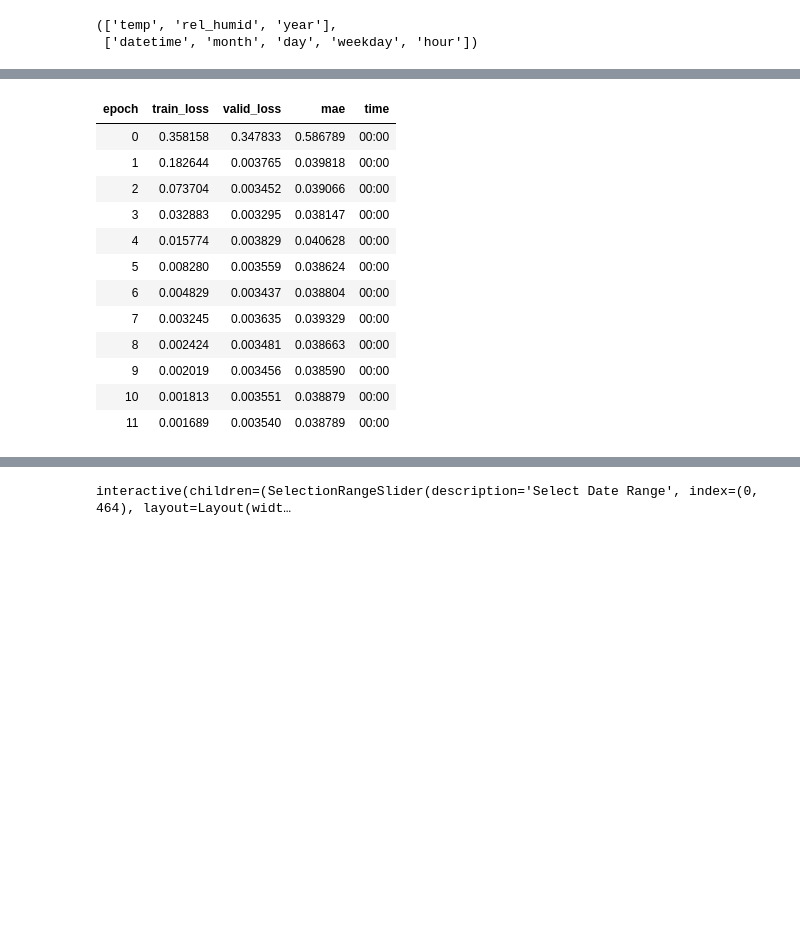
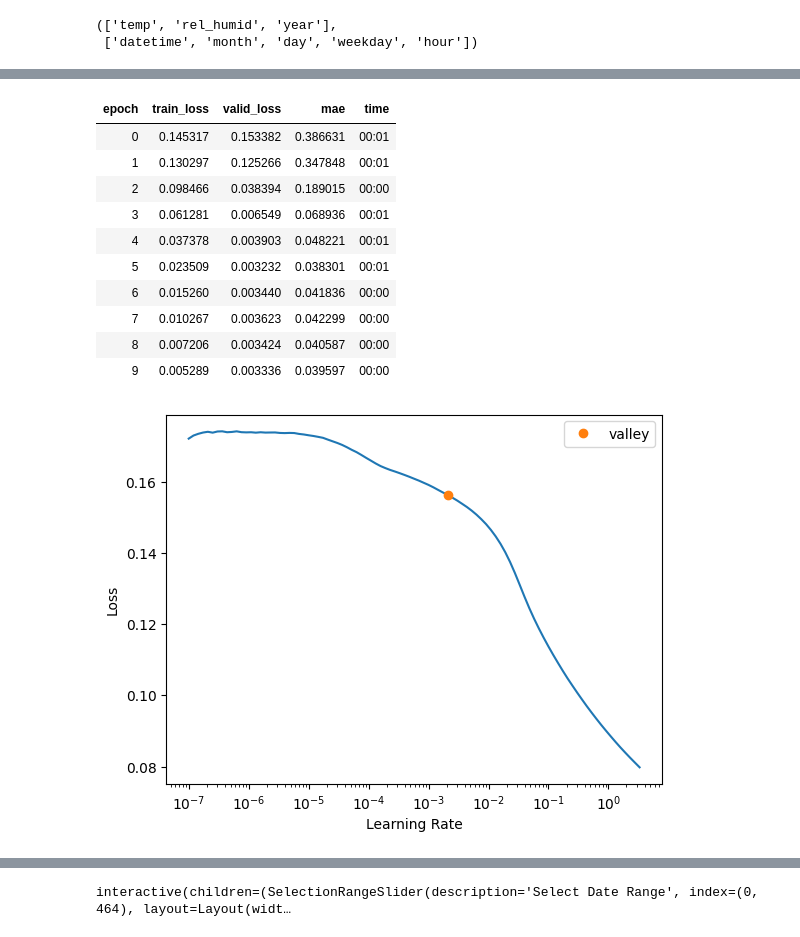
Before and after one commit to Magellol/montreal-aqi-predictions, a Jupyter notebook: index.ipynb, the cells around one changed output, grey strips where cells are left out. Drawn from its saved outputs; the diff is of its cells as text; code cells hidden in the pictures; blank space fills up the shorter version.

```diff
--- a/index.ipynb
+++ b/index.ipynb
@@ -129,10 +129,9 @@ weather_df = pd.concat(all_files)
 weather_df.rename(columns={'Date/Time (LST)': 'datetime', "Temp (°C)": "temp", "Precip. Amount (mm)": "precip", "Rel Hum (%)": "rel_humid"}, inplace=True)
 weather_df['datetime'] = pd.to_datetime(weather_df['datetime'])
 
-
-
-# TODO: for the temp we should look at the day before or after instead of using 0
-weather_df.fillna({"precip": 0, "temp": 0, "rel_humid": weather_df['rel_humid'].mode()[0]}, inplace=True)
+weather_df.fillna({"precip": 0,
+                   "temp": weather_df['temp'].fillna(method='bfill'),
+                   "rel_humid": weather_df['rel_humid'].mode()[0]}, inplace=True)
 weather_df = weather_df[['datetime', "temp", "rel_humid"]]
 
 
@@ -311,6 +297,17 @@ def mk_analysis_df(df, preds, scaler):
       'Actual': value_rescaled,
       'Predicted': preds_rescaled
   })
+# %%
+def mk_dls(df):
+  return TabularPandas(
+    df,
+    procs=[Categorify, Normalize],
+    cat_names=['month', 'day', 'weekday', 'hour'],
+    cont_names=['temp', 'rel_humid', 'year'],
+    y_names=['valeur'],
+    splits=(train_idxs, valid_idxs),
+    y_block=RegressionBlock()
+  ).dataloaders(bs=2048)
 # %% [markdown]
 # LSTM Arch
 # %% [markdown]
@@ -447,17 +444,7 @@ cont_nn,cat_nn
 (['temp', 'rel_humid', 'year'],
  ['datetime', 'month', 'day', 'weekday', 'hour'])
 # %%
-to = TabularPandas(
-  merged,
-  procs=[Categorify, Normalize],
-  cat_names=['month', 'day', 'weekday', 'hour'],
-  cont_names=['temp', 'rel_humid', 'year'],
-  y_names=['valeur'],
-  splits=(train_idxs, valid_idxs),
-  y_block=RegressionBlock()
-)
-
-dls = to.dataloaders(bs=2048)
+dls = mk_dls(merged)
 
 dls.show_batch()
 # %% [output]
@@ -475,2 +464,2 @@ dls.show_batch()
 # %%
-learn = tabular_learner(dls, metrics=mae, layers=[100, 50], y_range=(0, 1.5))
+learn = tabular_learner(dls, metrics=mae, layers=[500, 100], y_range=(0, 1))
@@ -485,3 +471,3 @@ SuggestedLRs(valley=0.0012022644514217973)
 # %%
-learn.fit_one_cycle(12, 0.009)
+learn.fit_one_cycle(10, learn.lr_find())
 # %% [output]
@@ -488,13 +475,12 @@ learn.fit_one_cycle(12, 0.009)
 | epoch | train_loss | valid_loss | mae | time |
-| 0 | 0.358158 | 0.347833 | 0.586789 | 00:00 |
-| 1 | 0.182644 | 0.003765 | 0.039818 | 00:00 |
-| 2 | 0.073704 | 0.003452 | 0.039066 | 00:00 |
-| 3 | 0.032883 | 0.003295 | 0.038147 | 00:00 |
-| 4 | 0.015774 | 0.003829 | 0.040628 | 00:00 |
-| 5 | 0.008280 | 0.003559 | 0.038624 | 00:00 |
-| 6 | 0.004829 | 0.003437 | 0.038804 | 00:00 |
-| 7 | 0.003245 | 0.003635 | 0.039329 | 00:00 |
-| 8 | 0.002424 | 0.003481 | 0.038663 | 00:00 |
-| 9 | 0.002019 | 0.003456 | 0.038590 | 00:00 |
-| 10 | 0.001813 | 0.003551 | 0.038879 | 00:00 |
-| 11 | 0.001689 | 0.003540 | 0.038789 | 00:00 |
+| 0 | 0.145317 | 0.153382 | 0.386631 | 00:01 |
+| 1 | 0.130297 | 0.125266 | 0.347848 | 00:01 |
+| 2 | 0.098466 | 0.038394 | 0.189015 | 00:00 |
+| 3 | 0.061281 | 0.006549 | 0.068936 | 00:01 |
+| 4 | 0.037378 | 0.003903 | 0.048221 | 00:01 |
+| 5 | 0.023509 | 0.003232 | 0.038301 | 00:01 |
+| 6 | 0.015260 | 0.003440 | 0.041836 | 00:00 |
+| 7 | 0.010267 | 0.003623 | 0.042299 | 00:00 |
+| 8 | 0.007206 | 0.003424 | 0.040587 | 00:00 |
+| 9 | 0.005289 | 0.003336 | 0.039597 | 00:00 |
+[figure, added]
```
Also changed, not shown: parts of 26 cells of this notebook.
